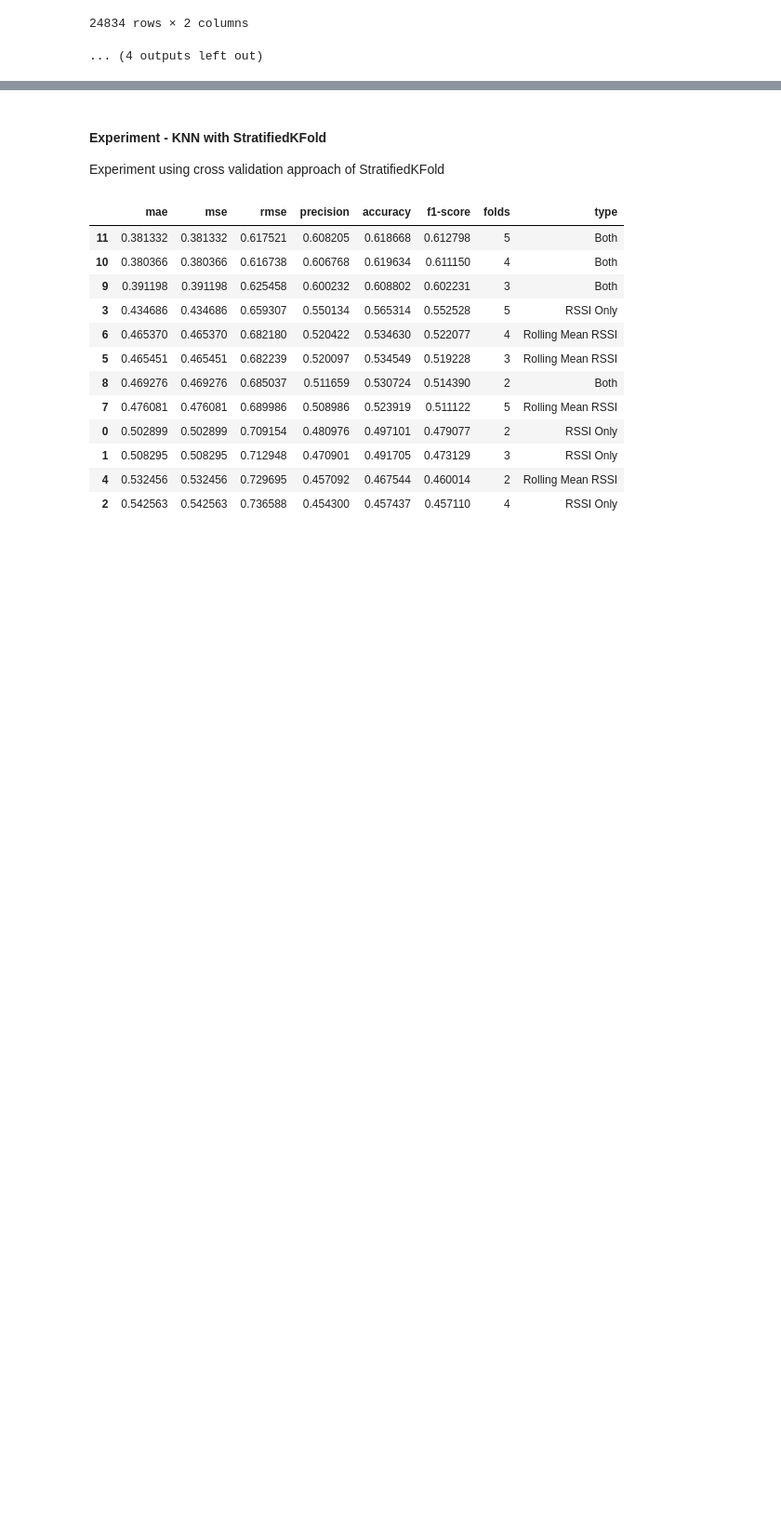
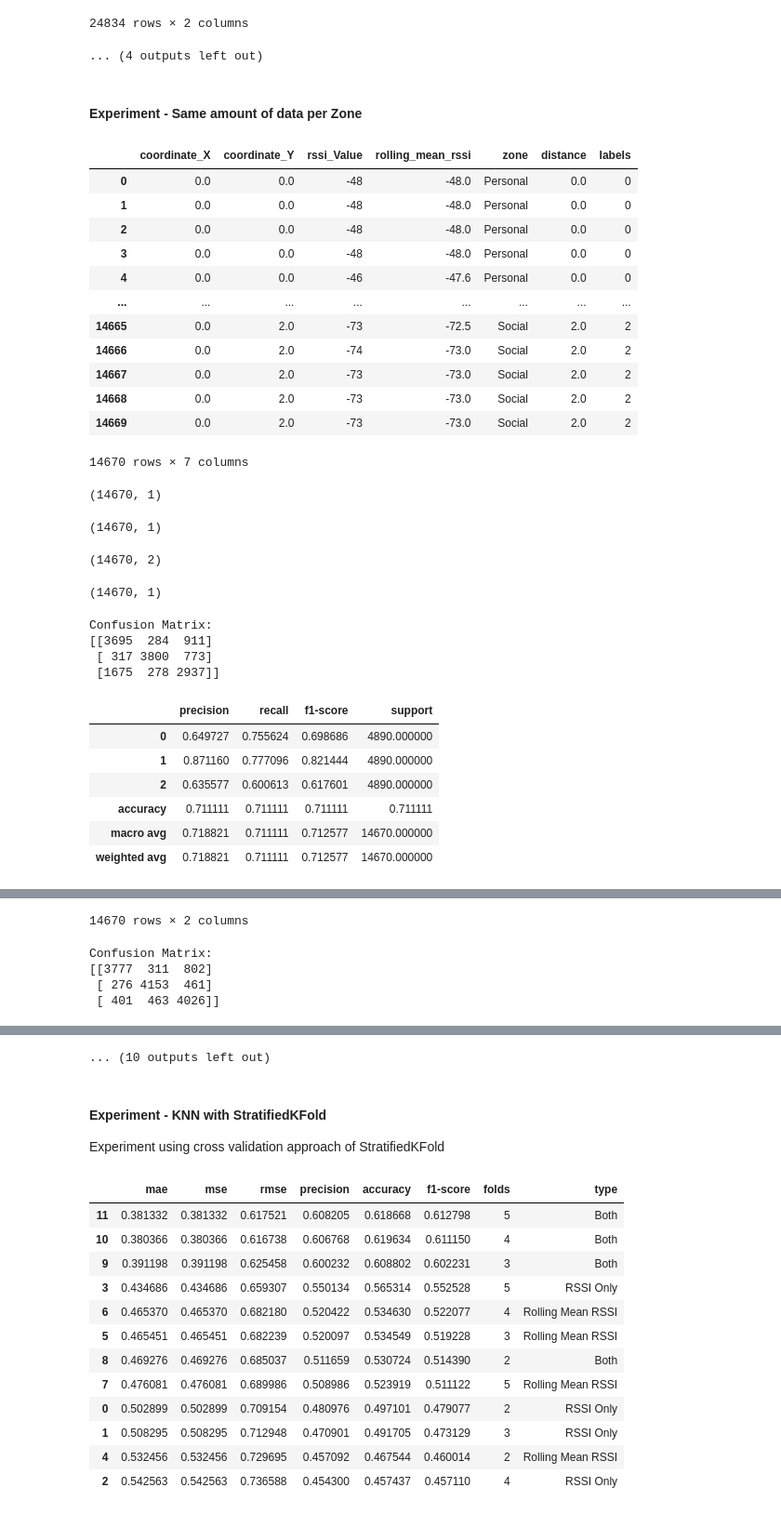
Before and after one commit to rui-pedro-porfirio/IndoorApp, a Jupyter notebook: Server/Notebooks/PROXIMITY/Classification/KNN/BLEProximityClassifierKNNExperiment.ipynb, the cells around one changed output, grey strips where cells are left out. Shown at 93% size. Saved outputs shown, nothing was run; the diff lists cells and outputs as text; code cells hidden in the pictures; blank space fills up the shorter version.

```diff
--- a/Server/Notebooks/PROXIMITY/Classification/KNN/BLEProximityClassifierKNNExperiment.ipynb
+++ b/Server/Notebooks/PROXIMITY/Classification/KNN/BLEProximityClassifierKNNExperiment.ipynb
@@ -858,3 +858,74 @@ Confusion Matrix:
 | 24833 | 1 | 1 |
 24834 rows × 2 columns
 ... (4 outputs left out)
+# %% [markdown]
+#### Experiment - Same amount of data per Zone
+# %%
+reference_points = dataset.groupby(['zone'])
+data = list()
+columns = list()
+for k, rf in reference_points:
+    data.append(rf.iloc[:4890].values)
+    if columns is not None:
+        columns = rf.columns
+flat_list = []
+for sublist in data:
+    for item in sublist:
+        flat_list.append(item)
+same_amount_df = pd.DataFrame(flat_list,columns=columns)
+display(same_amount_df)
+train_X_rssi_same_amount = pd.DataFrame(same_amount_df['rssi_Value']).values.reshape(-1,1)
+display(train_X_rssi_same_amount.shape)
+train_X_rolling_mean_same_amount = pd.DataFrame(same_amount_df['rolling_mean_rssi']).values.reshape(-1,1)
+display(train_X_rolling_mean_same_amount.shape)
+combination_features_X_same_amount = same_amount_df[['rssi_Value','rolling_mean_rssi']]
+display(combination_features_X_same_amount.shape)
+train_Y_same_amount = same_amount_df['labels'].values.reshape(-1,1)
+display(train_Y_same_amount.shape)
+statistical_cols = ['mae','mse','rmse','precision','accuracy','f1-score','type']
+types = ['RSSI Only','Rolling Mean RSSI','Both']
+results = list()
+for feature in types:
+    #Decide on type of data
+    if feature == 'RSSI Only':
+        trainX_data = train_X_rssi_same_amount
+    elif feature == 'Rolling Mean RSSI':
+        trainX_data = train_X_rolling_mean_same_amount
+    else:
+        trainX_data = combination_features_X_same_amount
+    result = compute_KNN_with_Classifier(flag=1,trainX_data=trainX_data,trainY_data=train_Y_same_amount.ravel(),
+                                   testX_data=trainX_data,testY_data=train_Y_same_amount.ravel(),
+                                   scaler=StandardScaler())
+    result.append(feature)
+    results.append(result)
+statistics = pd.DataFrame(columns=statistical_cols,data=results)
+display(statistics.sort_values(by=['f1-score'],ascending=False))
+# %% [output]
+|  | coordinate_X | coordinate_Y | rssi_Value | rolling_mean_rssi | zone | distance | labels |
+| 0 | 0.0 | 0.0 | -48 | -48.0 | Personal | 0.0 | 0 |
+| 1 | 0.0 | 0.0 | -48 | -48.0 | Personal | 0.0 | 0 |
+| 2 | 0.0 | 0.0 | -48 | -48.0 | Personal | 0.0 | 0 |
+| 3 | 0.0 | 0.0 | -48 | -48.0 | Personal | 0.0 | 0 |
+| 4 | 0.0 | 0.0 | -46 | -47.6 | Personal | 0.0 | 0 |
+| ... | ... | ... | ... | ... | ... | ... | ... |
+| 14665 | 0.0 | 2.0 | -73 | -72.5 | Social | 2.0 | 2 |
+| 14666 | 0.0 | 2.0 | -74 | -73.0 | Social | 2.0 | 2 |
+| 14667 | 0.0 | 2.0 | -73 | -73.0 | Social | 2.0 | 2 |
+| 14668 | 0.0 | 2.0 | -73 | -73.0 | Social | 2.0 | 2 |
+| 14669 | 0.0 | 2.0 | -73 | -73.0 | Social | 2.0 | 2 |
+14670 rows × 7 columns
+(14670, 1)
+(14670, 1)
+(14670, 2)
+(14670, 1)
+Confusion Matrix:
+[[3695  284  911]
+ [ 317 3800  773]
+ [1675  278 2937]]
+|  | precision | recall | f1-score | support |
+| 0 | 0.649727 | 0.755624 | 0.698686 | 4890.000000 |
+| 1 | 0.871160 | 0.777096 | 0.821444 | 4890.000000 |
+| 2 | 0.635577 | 0.600613 | 0.617601 | 4890.000000 |
+| accuracy | 0.711111 | 0.711111 | 0.711111 | 0.711111 |
+| macro avg | 0.718821 | 0.711111 | 0.712577 | 14670.000000 |
+| weighted avg | 0.718821 | 0.711111 | 0.712577 | 14670.000000 |
@@ -860,0 +944,5 @@ Confusion Matrix:
+14670 rows × 2 columns
+Confusion Matrix:
+[[3777  311  802]
+ [ 276 4153  461]
+ [ 401  463 4026]]
@@ -861,3 +956,4 @@ Confusion Matrix:
+... (10 outputs left out)
 # %% [markdown]
 #### Experiment - KNN with StratifiedKFold
 Experiment using cross validation approach of StratifiedKFold
```
Also changed, not shown: parts of 10 cells of this notebook, 1 other file.
